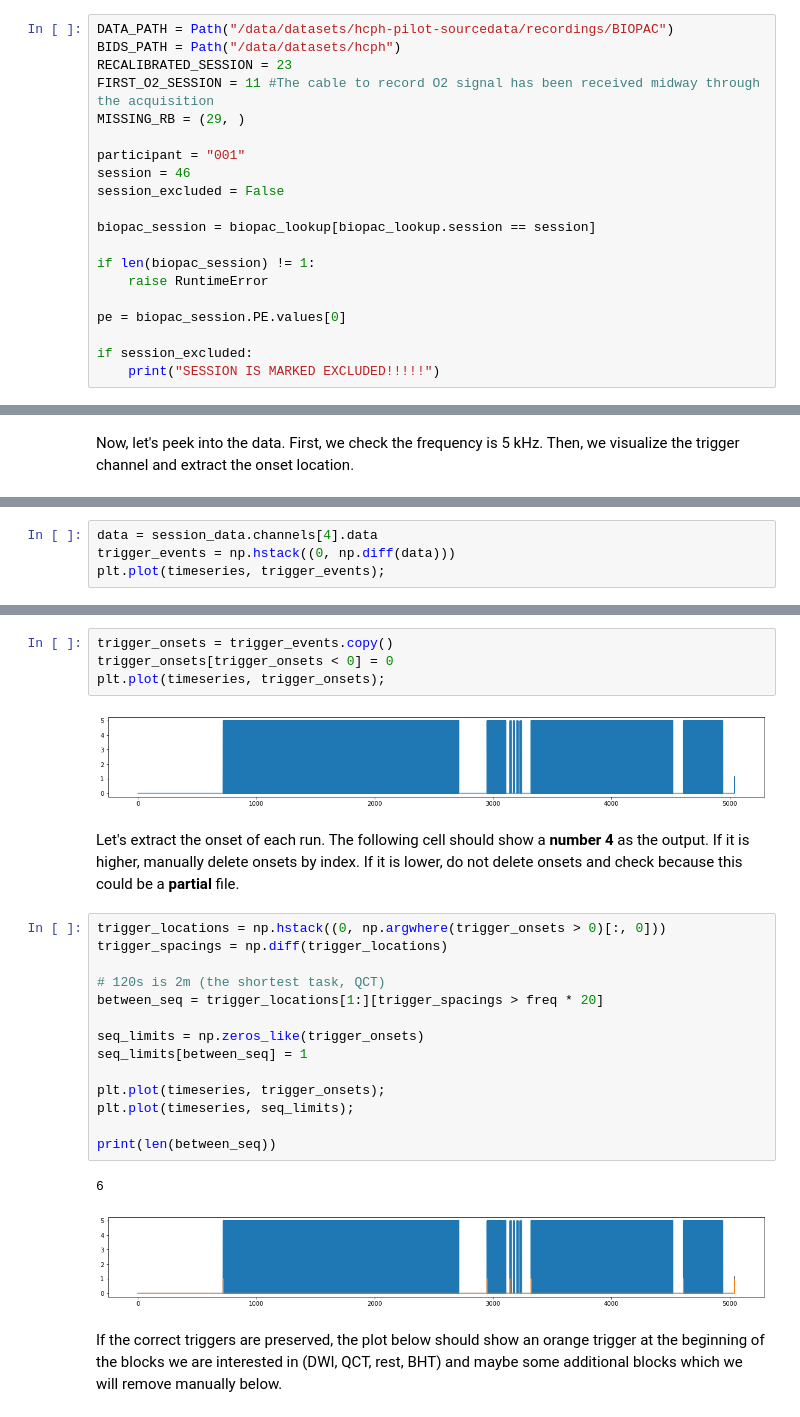
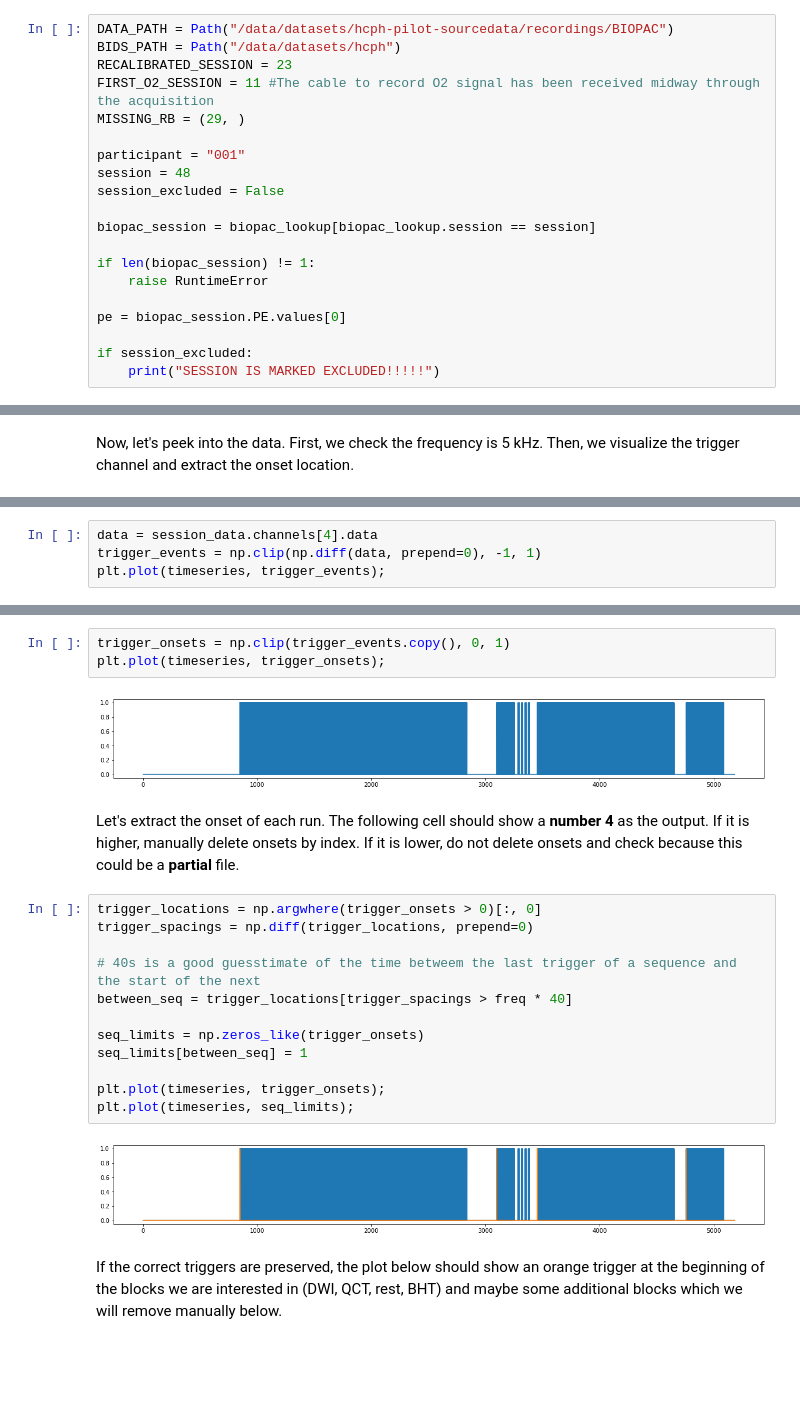
Before and after one commit to oesteban/hcph-sops, a Jupyter notebook: code/physioconv/physio-to-bids.ipynb, the cells around one changed output, grey strips where cells are left out. Drawn from its saved outputs; the diff is of its cells as text; blank space fills up the shorter version.

```diff
--- a/code/physioconv/physio-to-bids.ipynb
+++ b/code/physioconv/physio-to-bids.ipynb
@@ -52,7 +52,7 @@ FIRST_O2_SESSION = 11 #The cable to record O2 signal has been received midway th
 MISSING_RB = (29, )
 
 participant = "001"
-session = 46
+session = 48
 session_excluded = False
 
 biopac_session = biopac_lookup[biopac_lookup.session == session]
@@ -130,5 +130,5 @@ plt.plot(timeseries, session_data.channels[4].data);
 # %%
 data = session_data.channels[4].data
-trigger_events = np.hstack((0, np.diff(data)))
+trigger_events = np.clip(np.diff(data, prepend=0), -1, 1)
 plt.plot(timeseries, trigger_events);
 # %% [output]
@@ -136,31 +136,27 @@ plt.plot(timeseries, trigger_events);
 # %%
-trigger_onsets = trigger_events.copy()
-trigger_onsets[trigger_onsets < 0] = 0
+trigger_onsets = np.clip(trigger_events.copy(), 0, 1)
 plt.plot(timeseries, trigger_onsets);
 # %% [output]
-[figure, old version]
+[figure, new version]
 # %% [markdown]
 Let's extract the onset of each run.
 The following cell should show a **number 4** as the output.
 If it is higher, manually delete onsets by index.
 If it is lower, do not delete onsets and check because this could be a **partial** file.
 # %%
-trigger_locations = np.hstack((0, np.argwhere(trigger_onsets > 0)[:, 0]))
-trigger_spacings = np.diff(trigger_locations)
+trigger_locations = np.argwhere(trigger_onsets > 0)[:, 0]
+trigger_spacings = np.diff(trigger_locations, prepend=0)
 
-# 120s is 2m (the shortest task, QCT)
-between_seq = trigger_locations[1:][trigger_spacings > freq * 20]
+# 40s is a good guesstimate of the time betweem the last trigger of a sequence and the start of the next
+between_seq = trigger_locations[trigger_spacings > freq * 40]
 
 seq_limits = np.zeros_like(trigger_onsets)
 seq_limits[between_seq] = 1
 
 plt.plot(timeseries, trigger_onsets);
 plt.plot(timeseries, seq_limits);
-
-print(len(between_seq))
 # %% [output]
-6
-[figure, old version]
+[figure, new version]
 # %% [markdown]
 If the correct triggers are preserved, the plot below should show an orange trigger at the beginning of the blocks we are interested in (DWI, QCT, rest, BHT) and maybe some additional blocks which we will remove manually below.
 # %% [markdown]
```
Also changed, not shown: parts of 26 cells of this notebook, 8 other files.
